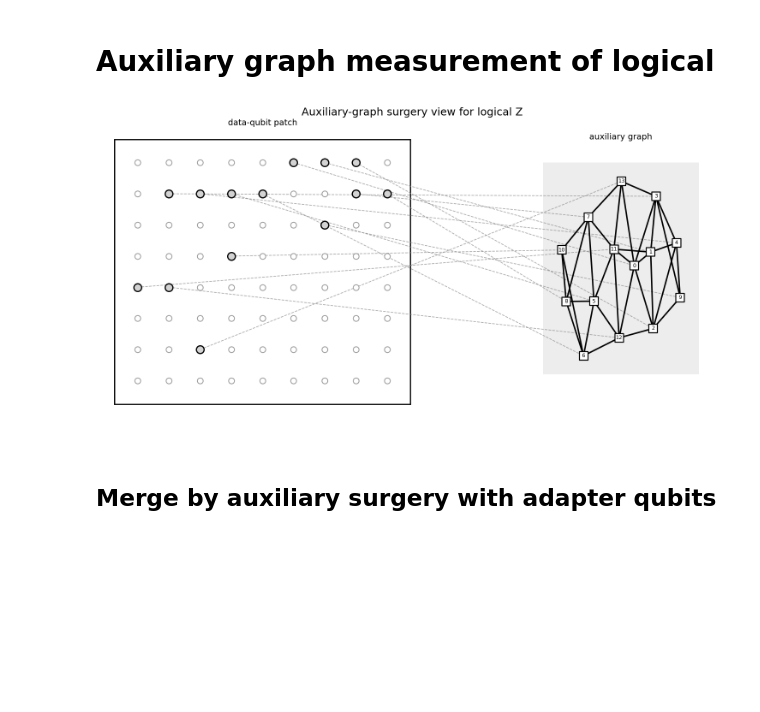
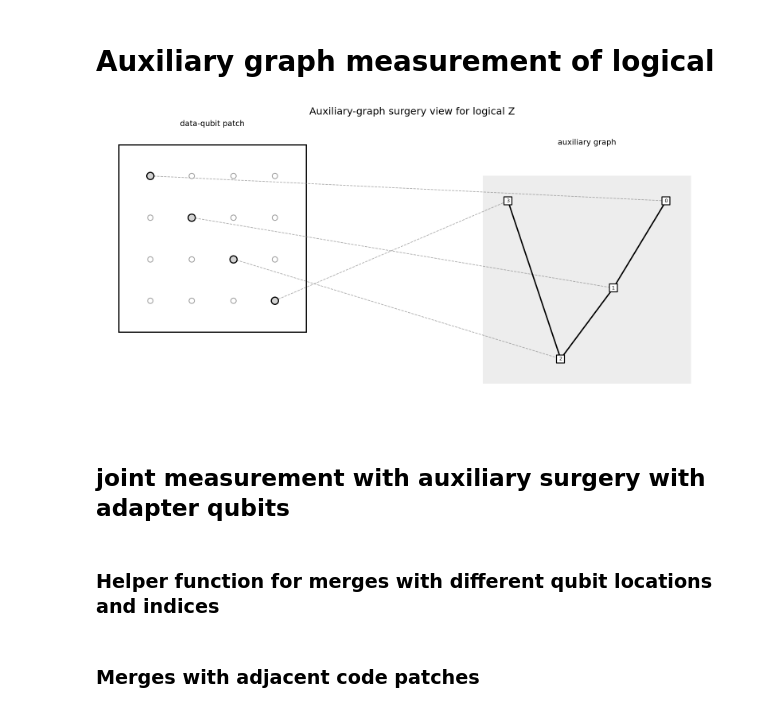
Before and after one commit to jeanettejennifer/Ravioli-project, a Jupyter notebook: adapter.ipynb, the cells around one changed output. Cells and saved outputs as stored; diff of their text form; code cells hidden in the pictures; blank space fills up the shorter version.

```diff
--- a/adapter.ipynb
+++ b/adapter.ipynb
@@ -413,13 +427,14 @@ def max_qubit_degree(H_basis_def, H_opposite_basis_def):
 def is_connected(g):
     return g.is_connected()
 # %%
+surface_code = codes.SurfaceCode(4, 4)
+
 fig, ax, deformation = plot_deformation_surgery_view(
-    BB_code.matrix,
+    surface_code.matrix,
     Pauli.Z,
-    BB_code.get_logical_ops(Pauli.Z)[0],
-    n_cols=9,
+    surface_code.get_logical_ops(Pauli.Z)[0],
+    n_cols=4
 )
-
 plt.show()
 # %% [output]
-[figure, old version]
+[figure, new version]
@@ -471,2 +441,4 @@ def g_connected(g):
 # %% [markdown]
-## Merge by auxiliary surgery with adapter qubits
+## joint measurement with auxiliary surgery with adapter qubits
+# %% [markdown]
+### Helper function for merges with different qubit locations and indices
@@ -473,3 +492,5 @@ def g_connected(g):
+# %% [markdown]
+### Merges with adjacent code patches
 # %%
 def auxiliary_merge(deformation_result1, deformation_result2):
     g1 = deformation_result1["g"]
```
Also changed, not shown: parts of 20 cells of this notebook, 5 other files.
